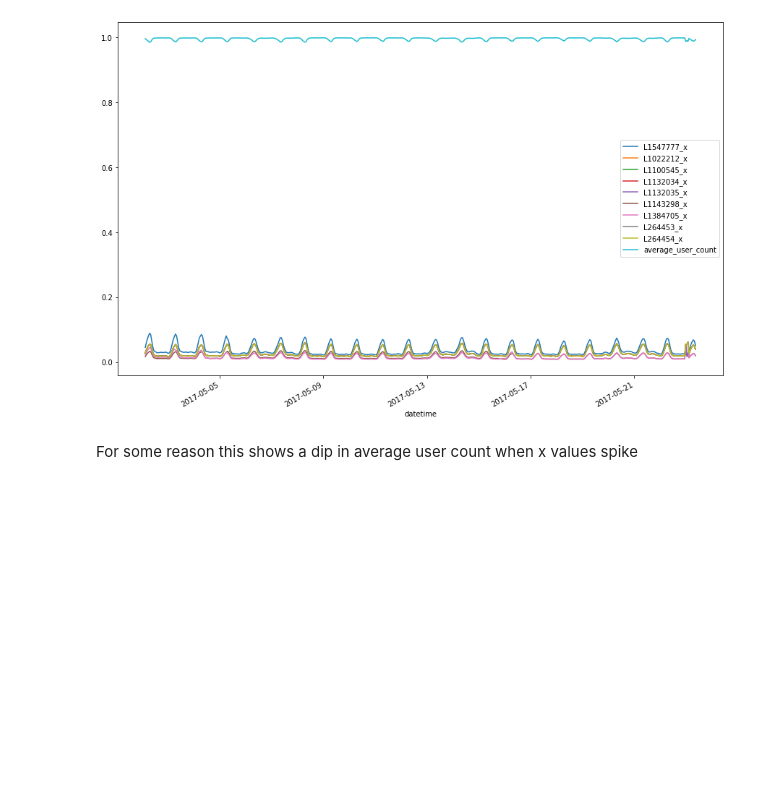
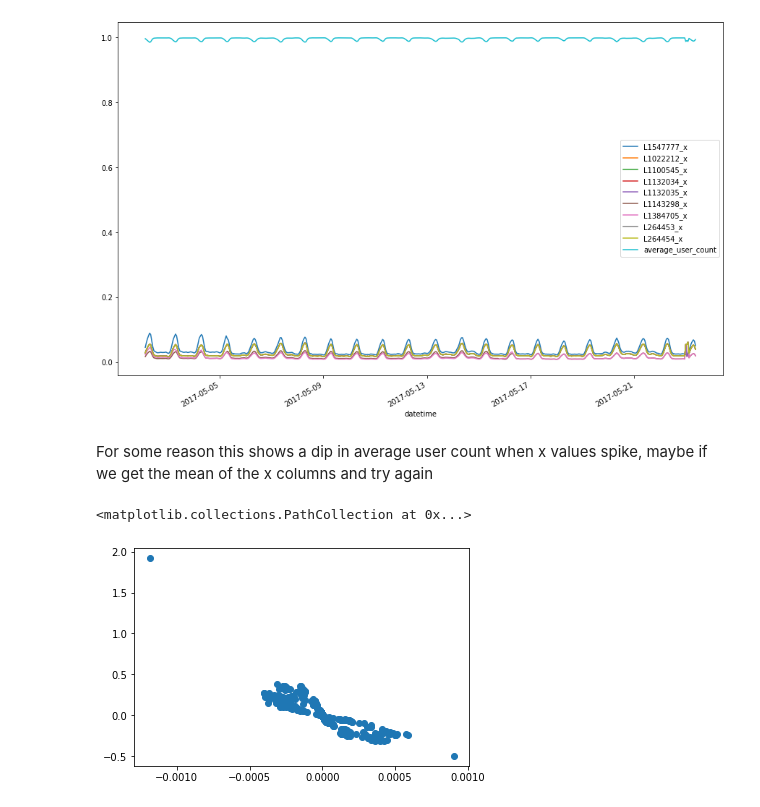
Before and after one commit to kaipietila/cellular-network-data-study, a Jupyter notebook: old_notes/cell_data_unclean.ipynb, the cells around one changed output. Saved outputs shown, nothing was run; the diff lists cells and outputs as text; code cells hidden in the pictures; blank space fills up the shorter version.

```diff
--- a/cell_data.ipynb
+++ b/old_notes/cell_data_unclean.ipynb
@@ -191,4 +191,23 @@ normalized_sk_df.plot(x='datetime', figsize=(15,10))
 <AxesSubplot:xlabel='datetime'>
 [figure]
 # %% [markdown]
-For some reason this shows a dip in average user count when x values spike
+For some reason this shows a dip in average user count when x values spike, maybe if we get the mean of the x columns and try again
+# %%
+test_five_df = pandas.DataFrame()
+test_five_df['candidate_x_mean'] = get_mean_of_column_rows(df, candidate_columns)
+test_five_df['average_user_count'] = average_user_count_over_all_network
+
+test_five_normalized_array = preprocessing.normalize(test_five_df)
+normalized_test_five_df = pandas.DataFrame(test_five_normalized_array, columns=test_five_df.columns)
+# %%
+normalized_test_five_df['datetime'] = pandas.to_datetime(df.Time, unit='s')
+# %%
+# instead of just chaecking the values this time i check the percentage change over time
+normalized_test_five_df['candidate_x_pct_change'] = normalized_test_five_df['candidate_x_mean'].pct_change()
+normalized_test_five_df['avg_user_count_pct_change'] = normalized_test_five_df['average_user_count'].pct_change()
+# %%
+import matplotlib.pyplot as plt
+plt.scatter(normalized_test_five_df['avg_user_count_pct_change'], normalized_test_five_df['candidate_x_pct_change'])
+# %% [output]
+<matplotlib.collections.PathCollection at 0x...>
+[figure, added]
```
Also changed, not shown: parts of 5 cells of this notebook, 1 other file.
